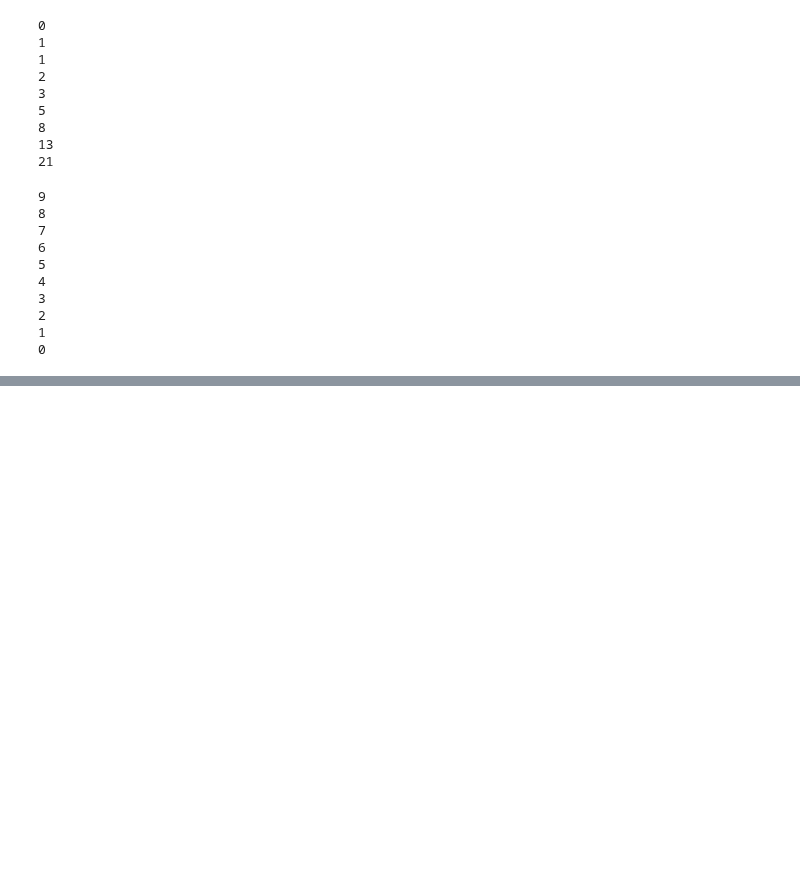
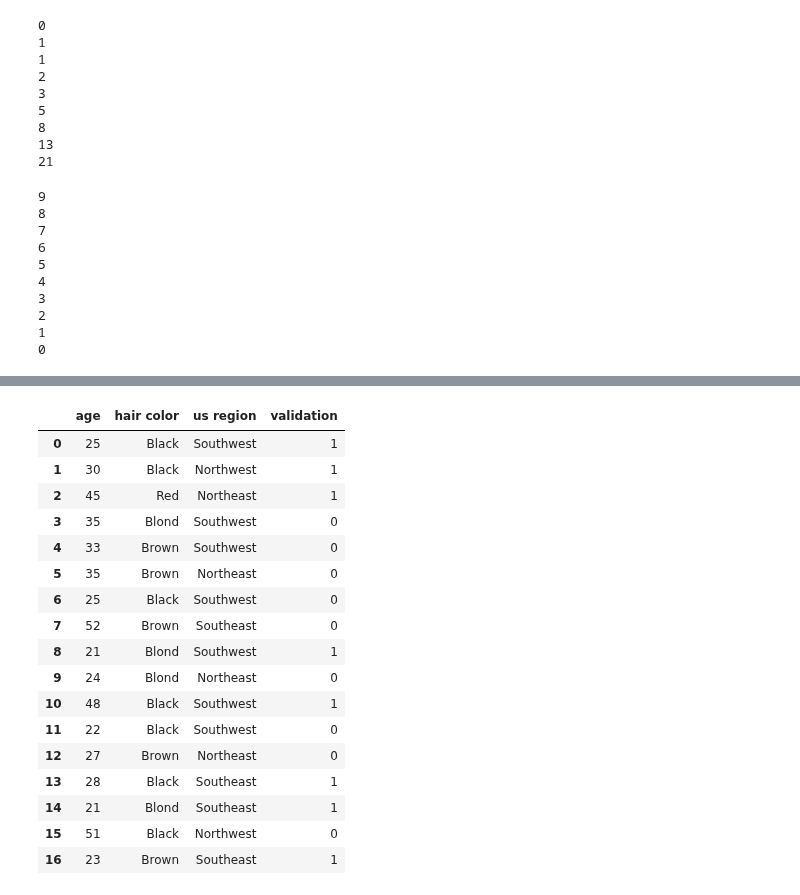
Before and after one commit to pradeepmaradugu/colab, a Jupyter notebook: Assignment.ipynb, the cells around one changed output, grey strips where cells are left out. Cells and saved outputs as stored; diff of their text form; code cells hidden in the pictures; blank space fills up the shorter version.

```diff
--- a/Assignment.ipynb
+++ b/Assignment.ipynb
@@ -100,0 +433,22 @@ for i in range(len(l1)):
+# %%
+new_concat_0 = pd.concat([df3,df4],axis = 0,ignore_index = True)
+new_concat_0
+# %% [output]
+|  | age | hair color | us region | validation |
+| 0 | 25 | Black | Southwest | 1 |
+| 1 | 30 | Black | Northwest | 1 |
+| 2 | 45 | Red | Northeast | 1 |
+| 3 | 35 | Blond | Southwest | 0 |
+| 4 | 33 | Brown | Southwest | 0 |
+| 5 | 35 | Brown | Northeast | 0 |
+| 6 | 25 | Black | Southwest | 0 |
+| 7 | 52 | Brown | Southeast | 0 |
+| 8 | 21 | Blond | Southwest | 1 |
+| 9 | 24 | Blond | Northeast | 0 |
+| 10 | 48 | Black | Southwest | 1 |
+| 11 | 22 | Black | Southwest | 0 |
+| 12 | 27 | Brown | Northeast | 0 |
+| 13 | 28 | Black | Southeast | 1 |
+| 14 | 21 | Blond | Southeast | 1 |
+| 15 | 51 | Black | Northwest | 0 |
+| 16 | 23 | Brown | Southeast | 1 |
```
Also changed, not shown: parts of 28 cells of this notebook.
